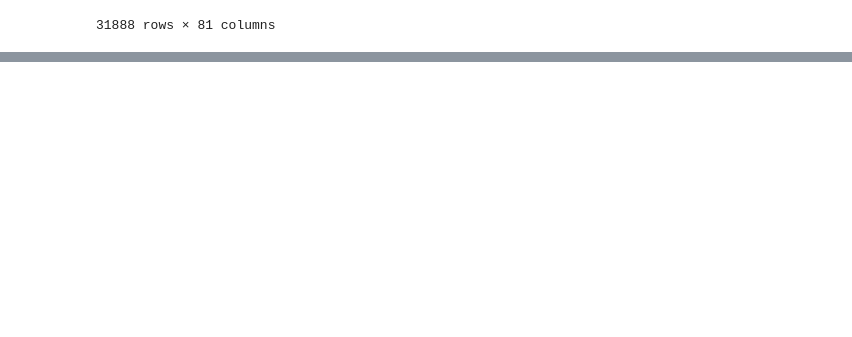
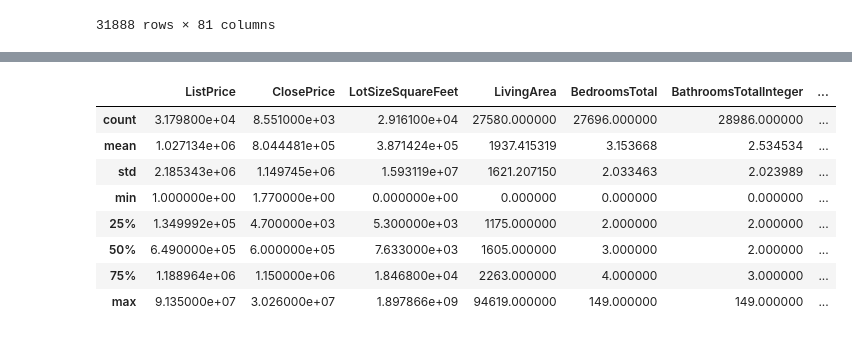
Before and after one commit to DeeptiKhetan/idx-data-analyst, a Jupyter notebook: analysis.ipynb, the cells around one changed output, grey strips where cells are left out. Cells and saved outputs as stored; diff of their text form; code cells hidden in the pictures; blank space fills up the shorter version.

```diff
--- a/analysis.ipynb
+++ b/analysis.ipynb
@@ -87,0 +182,12 @@ df_listings
+# %%
+df_listing_new.describe()
+# %% [output]
+|  | ListPrice | ClosePrice | LotSizeSquareFeet | LivingArea | BedroomsTotal | BathroomsTotalInteger | ... |
+| count | 3.179800e+04 | 8.551000e+03 | 2.916100e+04 | 27580.000000 | 27696.000000 | 28986.000000 | ... |
+| mean | 1.027134e+06 | 8.044481e+05 | 3.871424e+05 | 1937.415319 | 3.153668 | 2.534534 | ... |
+| std | 2.185343e+06 | 1.149745e+06 | 1.593119e+07 | 1621.207150 | 2.033463 | 2.023989 | ... |
+| min | 1.000000e+00 | 1.770000e+00 | 0.000000e+00 | 0.000000 | 0.000000 | 0.000000 | ... |
+| 25% | 1.349992e+05 | 4.700000e+03 | 5.300000e+03 | 1175.000000 | 2.000000 | 2.000000 | ... |
+| 50% | 6.490000e+05 | 6.000000e+05 | 7.633000e+03 | 1605.000000 | 3.000000 | 2.000000 | ... |
+| 75% | 1.188964e+06 | 1.150000e+06 | 1.846800e+04 | 2263.000000 | 4.000000 | 3.000000 | ... |
+| max | 9.135000e+07 | 3.026000e+07 | 1.897866e+09 | 94619.000000 | 149.000000 | 149.000000 | ... |
```
Also changed, not shown: parts of 12 cells of this notebook.
